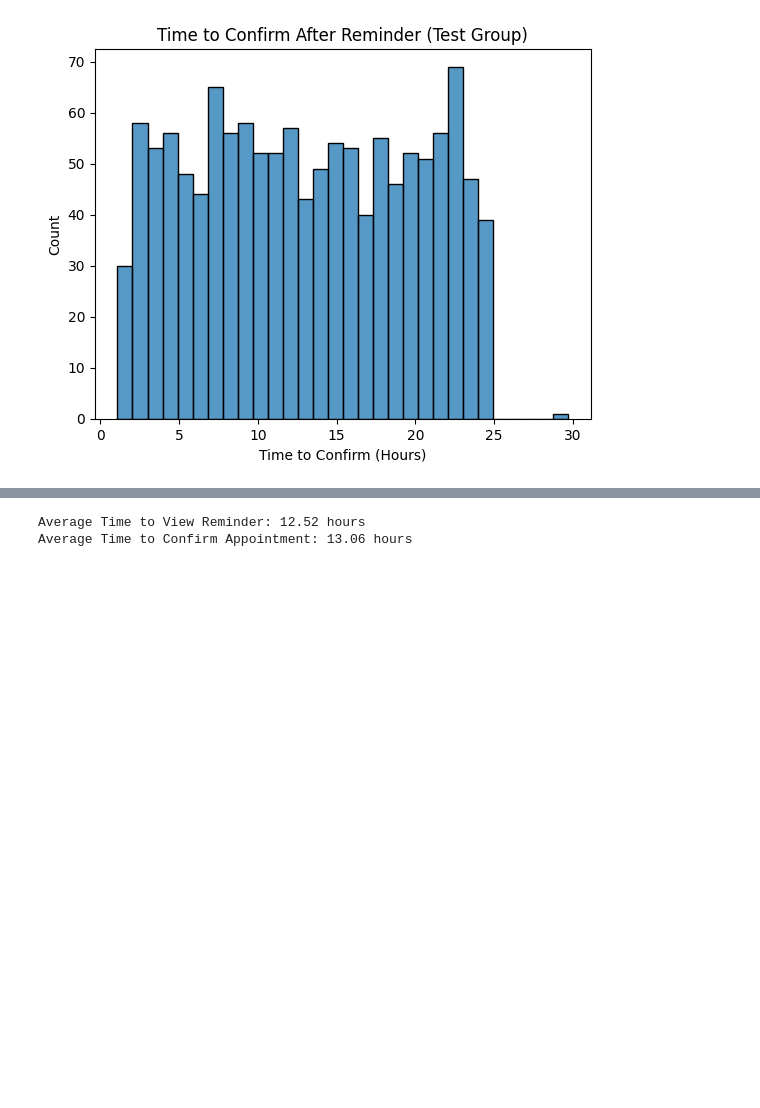
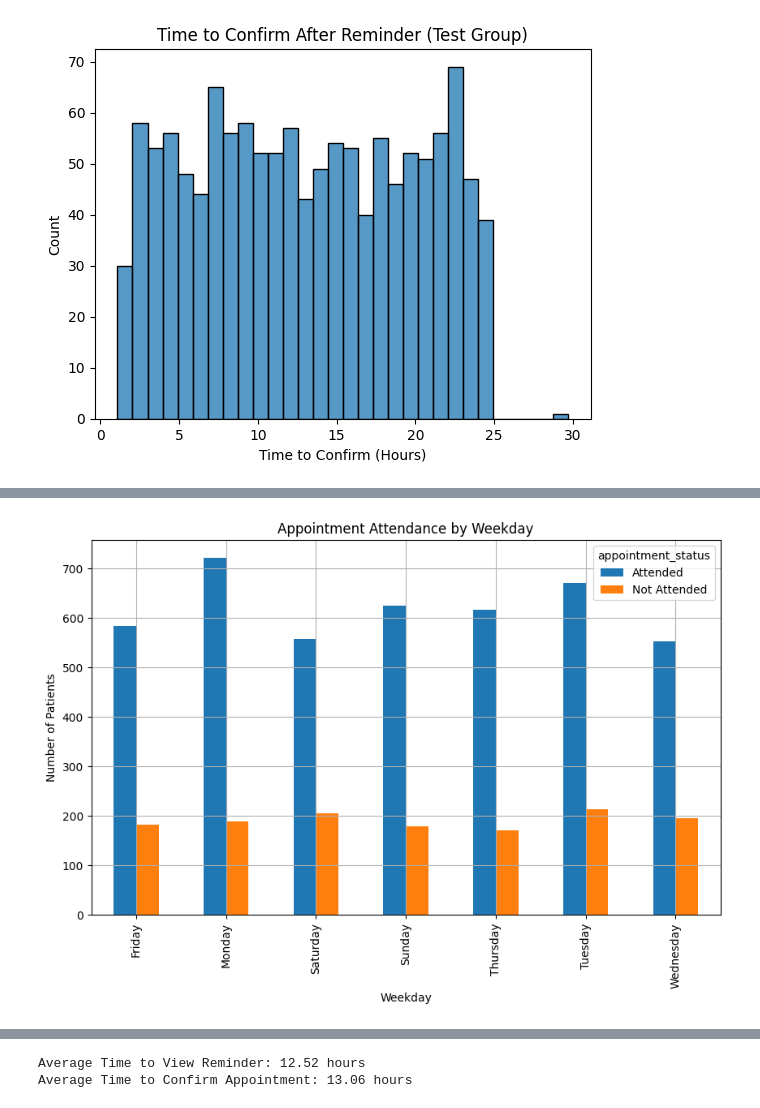
Before and after one commit to Ismat-Samadov/kyla_ProductAnalyst, a Jupyter notebook: task.ipynb, the cells around one changed output, grey strips where cells are left out. Cells and saved outputs as stored; diff of their text form; code cells hidden in the pictures; blank space fills up the shorter version.

```diff
--- a/task.ipynb
+++ b/task.ipynb
@@ -1380,0 +1429,16 @@ plt.show()
+# %%
+# Extract the weekday from the appointment date
+merged_data['weekday'] = merged_data['appointment_date'].dt.day_name()
+
+# Group by weekday and appointment status
+attendance_by_weekday = merged_data.groupby(['weekday', 'appointment_status'])['patient_id'].count().unstack()
+
+# Plot attendance vs. non-attendance by weekday
+attendance_by_weekday.plot(kind='bar', figsize=(10, 6))
+plt.title('Appointment Attendance by Weekday')
+plt.xlabel('Weekday')
+plt.ylabel('Number of Patients')
+plt.grid(True)
+plt.show()
+# %% [output]
+[figure, added]
```
Also changed, not shown: parts of 12 cells of this notebook.
